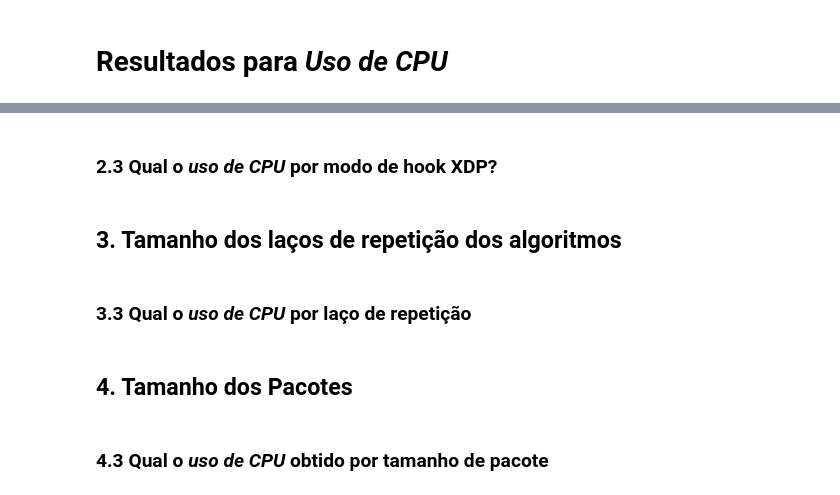
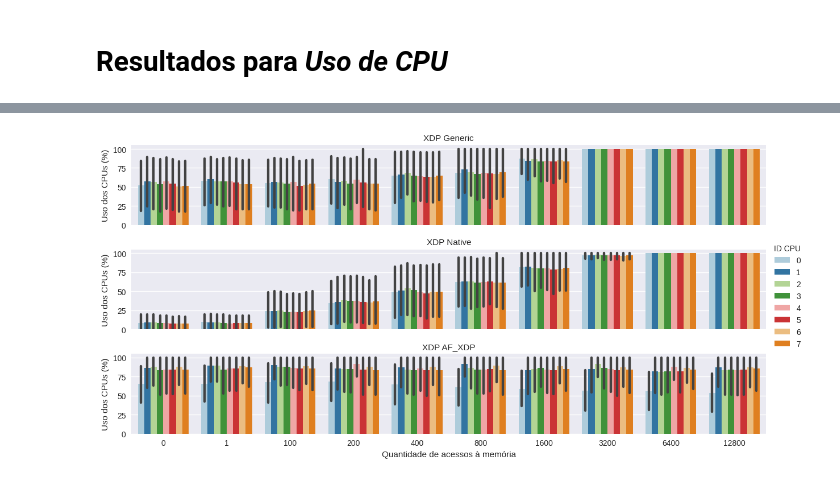
Before and after one commit to igor-capeletti/tcc_eBPF_XDP, a Jupyter notebook: scripts/python/gera_graficos_uso_CPU.ipynb, the cells around one changed output, grey strips where cells are left out. Saved outputs shown, nothing was run; the diff lists cells and outputs as text; code cells hidden in the pictures.

Commit message:
desenvolvido gerador de gráficos para uso de CPU e adicionado também os gráficos gerados

```diff
--- a/scripts/python/gera_graficos_uso_CPU.ipynb
+++ b/scripts/python/gera_graficos_uso_CPU.ipynb
@@ -59,11 +59,18 @@ lista_tipo_programa= ['ebpf','af_xdp']
 colunas= ['combined', 'algoritmo', 'packet_size', 'hook_ebpf', 'cpu', 'soft']
 df_sar= df_sar[colunas]
 
+df_sar['hook_ebpf']= df_sar['hook_ebpf'].replace('af_xdp','AF_XDP')
+df_sar['hook_ebpf']= df_sar['hook_ebpf'].replace('xdpgeneric','Generic')
+df_sar['hook_ebpf']= df_sar['hook_ebpf'].replace('xdpdrv','Native')
+
 df_sar['algoritmo']= df_sar['algoritmo'].astype(str)
 for i,j in zip(lista_for,lista_alias_for):
        df_sar['algoritmo']= df_sar['algoritmo'].replace(f'{i}',f'{j}')
 
 df_sar['algoritmo']= df_sar['algoritmo'].astype(int)
+
+df_sar = df_sar.rename(columns={'hook_ebpf': 'Modo XDP'})
+df_sar = df_sar.rename(columns={'cpu': 'ID CPU'})
 # %% [markdown]
 # Resultados para ***Uso de CPU***
 # %%
@@ -201,10 +93,32 @@ i2) Qual uso de CPU das filas TX/RX para os diferentes laços de repetição? (t
-# %% [markdown]
-### 2.3 Qual o ***uso de CPU*** por modo de hook XDP?
-# %% [markdown]
-## 3. Tamanho dos laços de repetição dos algoritmos
-# %% [markdown]
-### 3.3 Qual o ***uso de CPU*** por laço de repetição
-# %% [markdown]
-## 4. Tamanho dos Pacotes
-# %% [markdown]
-### 4.3 Qual o ***uso de CPU*** obtido por tamanho de pacote
+# %%
+#Classificacao geral para todos os tamanhos de pacotes, cada combined para os diferentes hooks_ebpf
+
+combined= 8
+eixo_x= 'algoritmo'
+eixo_y= 'soft'
+hue= 'ID CPU'
+
+plt.rc('figure', figsize=(5, 5))
+df_sar= df_sar.sort_values(by=[eixo_x,hue], ascending=True)       #ordena dados com os valores do eixo x
+
+df= df_sar.copy()
+df= df[df['ID CPU'] < 8]
+df= df[df.combined == combined]
+df = df.rename(columns={'hook_ebpf': 'Modo XDP'})
+
+df['algoritmo']= df['algoritmo'].astype(str)
+
+df.index= range(len(df))
+grafico = sns.catplot(
+    data=df, x=eixo_x, y=eixo_y,
+    col='Modo XDP', hue=hue,
+    kind="bar", palette='Paired', col_wrap=1,
+    height= 2, aspect=12/2
+)
+grafico.set_ylabels("Uso dos CPUs (%)")
+grafico.set_xlabels("Quantidade de acessos à memória")
+grafico.set_titles("XDP {col_name}")
+
+grafico.savefig(f'{raiz}/uso_CPU_{hue}_x_{eixo_x}@combined_{combined}_para_tudo{format_imagens}')
+# %% [output]
+[figure, added]
```
Also changed, not shown: parts of 11 cells of this notebook, 9 other files.
